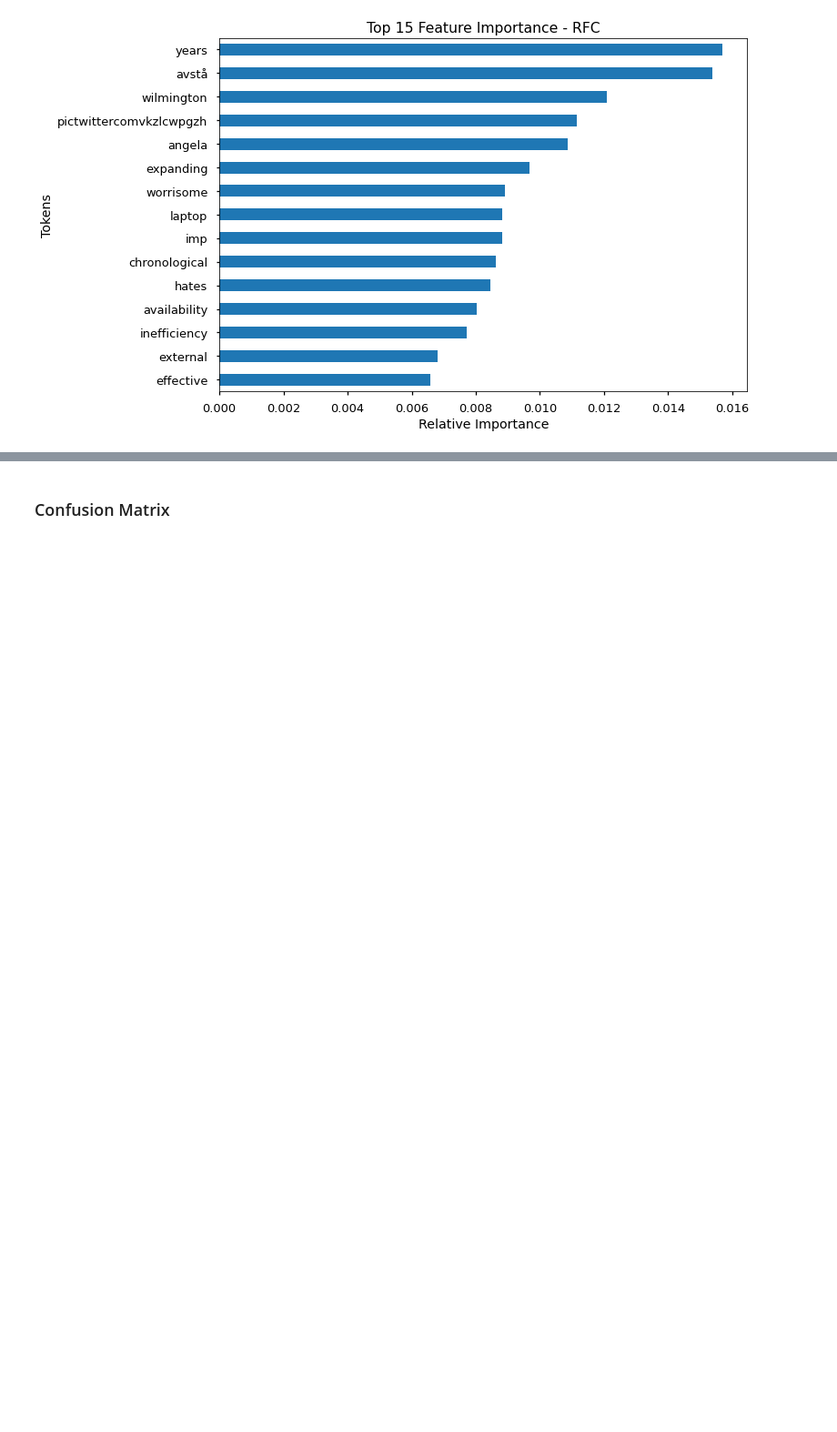
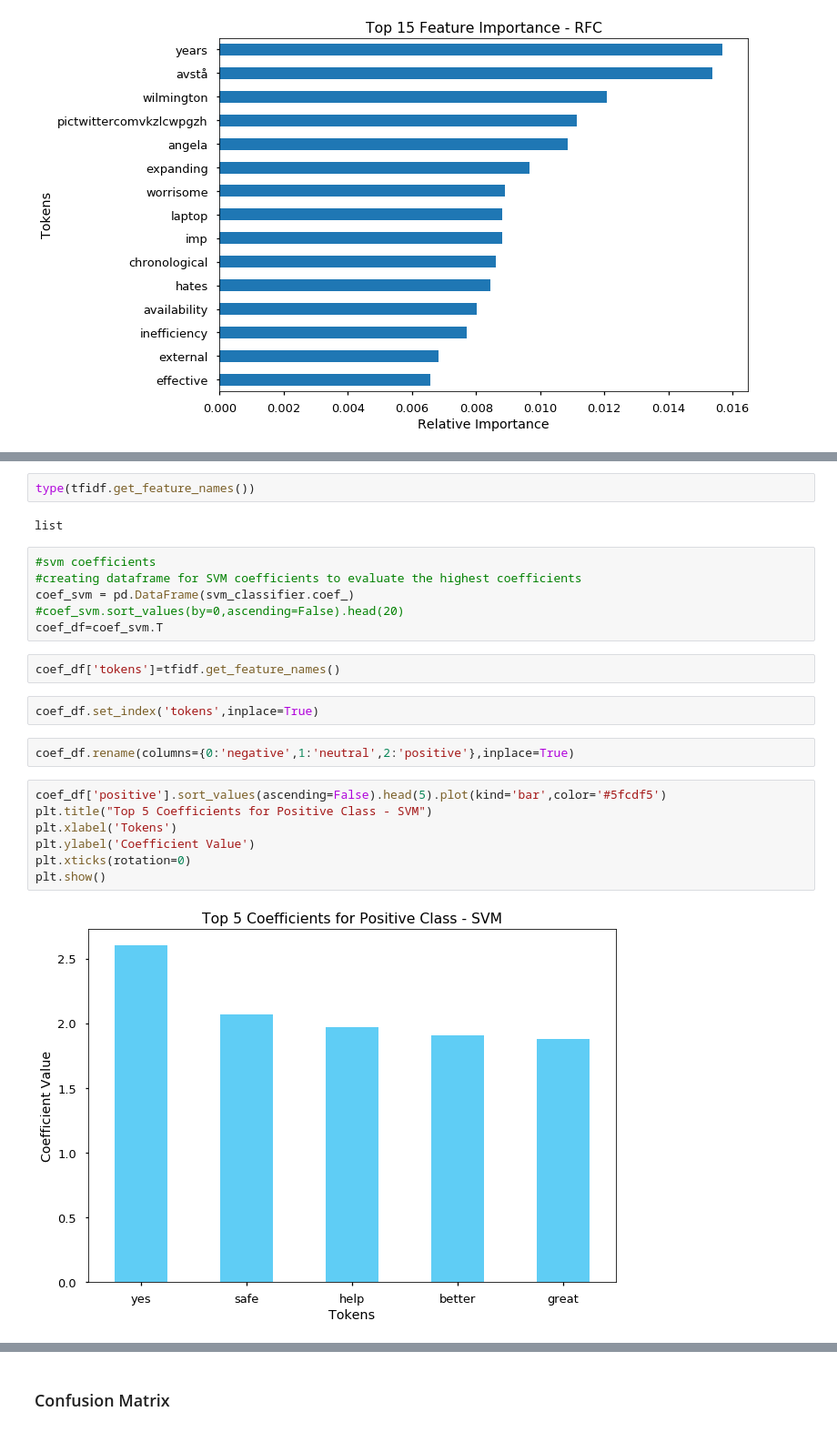
Before and after one commit to AlisonSalerno/twitter_sentiment_analysis, a Jupyter notebook: modelling .ipynb, the cells around one changed output, grey strips where cells are left out. Shown: that part at 91% size. Saved outputs shown, nothing was run; the diff lists cells and outputs as text; blank space fills up the shorter version.

```diff
--- a/modelling .ipynb
+++ b/modelling .ipynb
@@ -270,0 +223,25 @@ ValueError: WRITEBACKIFCOPY base is read-only
+# %%
+type(tfidf.get_feature_names())
+# %% [output]
+list
+# %%
+#svm coefficients
+#creating dataframe for SVM coefficients to evaluate the highest coefficients
+coef_svm = pd.DataFrame(svm_classifier.coef_)
+#coef_svm.sort_values(by=0,ascending=False).head(20)
+coef_df=coef_svm.T
+# %%
+coef_df['tokens']=tfidf.get_feature_names()
+# %%
+coef_df.set_index('tokens',inplace=True)
+# %%
+coef_df.rename(columns={0:'negative',1:'neutral',2:'positive'},inplace=True)
+# %%
+coef_df['positive'].sort_values(ascending=False).head(5).plot(kind='bar',color='#5fcdf5')
+plt.title("Top 5 Coefficients for Positive Class - SVM")
+plt.xlabel('Tokens')
+plt.ylabel('Coefficient Value')
+plt.xticks(rotation=0)
+plt.show()
+# %% [output]
+[figure, added]
```
Also changed, not shown: parts of 19 cells of this notebook, 1 other file.
